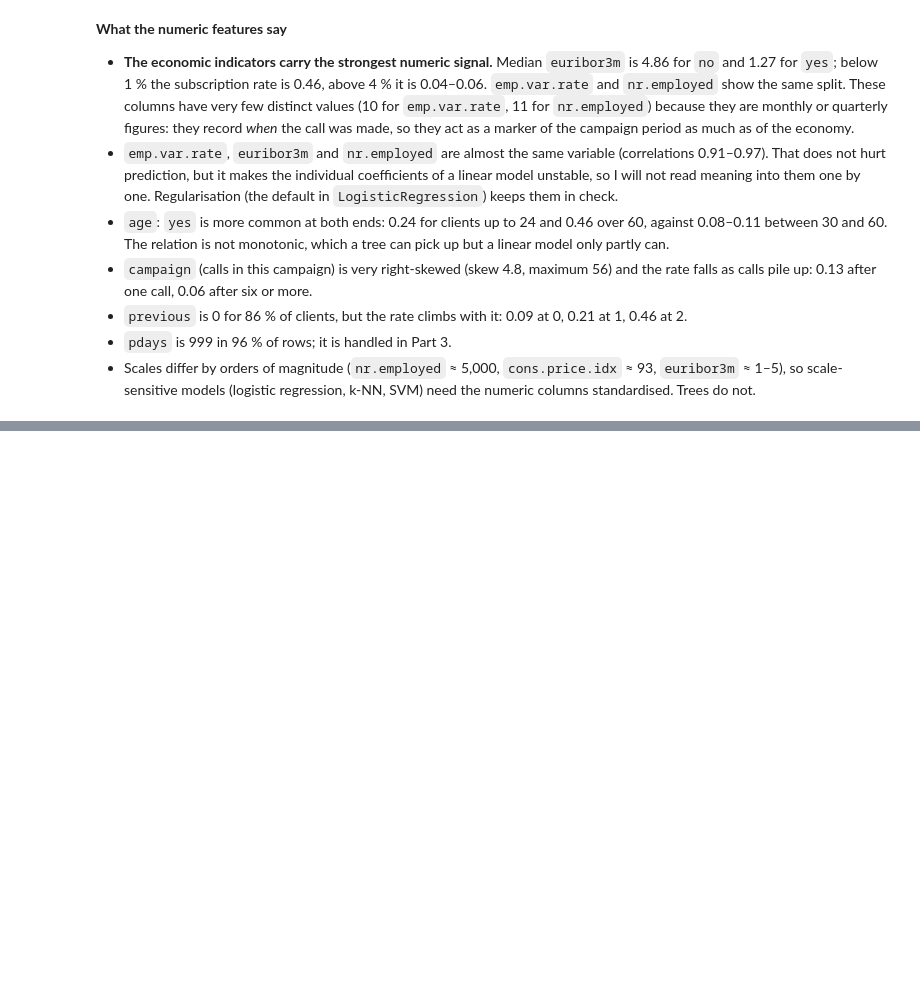
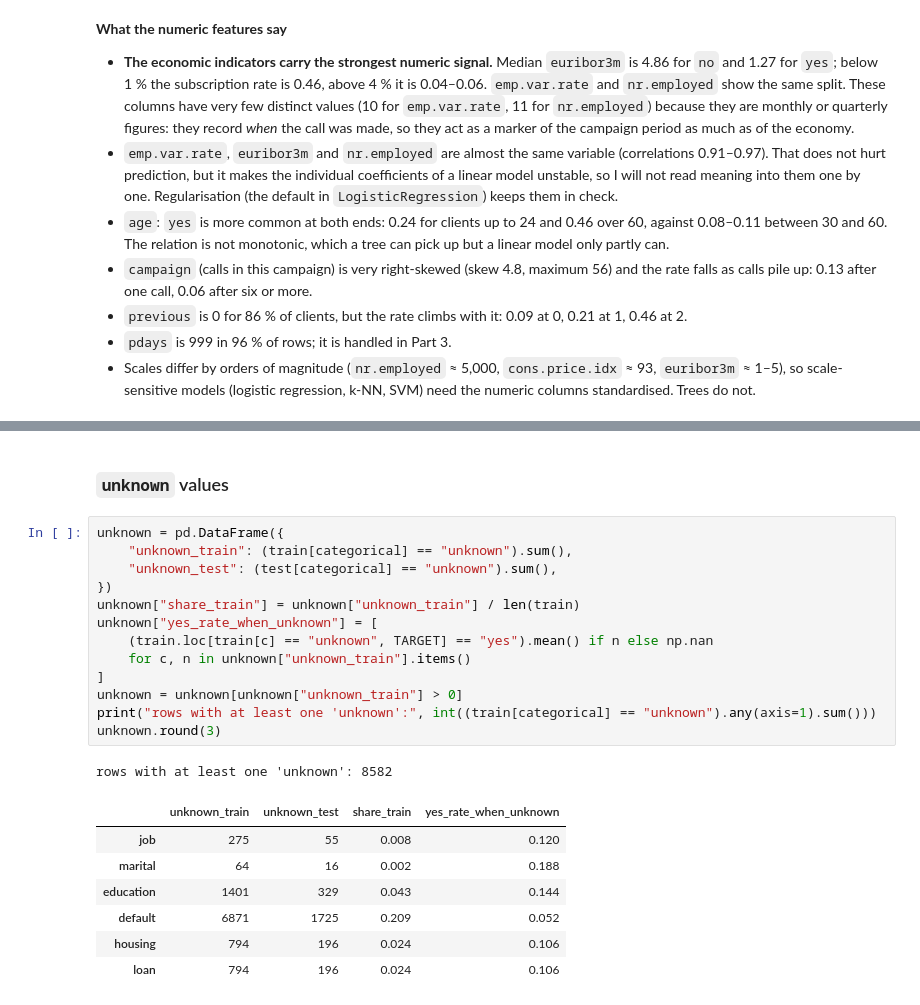
Before and after one commit to abo-code-1/task-03-ML-course, a Jupyter notebook: Imamsidikov_task3.ipynb, the cells around one changed output, grey strips where cells are left out. Saved outputs shown, nothing was run; the diff lists cells and outputs as text; blank space fills up the shorter version.

```diff
--- a/Imamsidikov_task3.ipynb
+++ b/Imamsidikov_task3.ipynb
@@ -266,0 +327,24 @@ plt.show()
+# %% [markdown]
+### `unknown` values
+# %%
+unknown = pd.DataFrame({
+    "unknown_train": (train[categorical] == "unknown").sum(),
+    "unknown_test": (test[categorical] == "unknown").sum(),
+})
+unknown["share_train"] = unknown["unknown_train"] / len(train)
+unknown["yes_rate_when_unknown"] = [
+    (train.loc[train[c] == "unknown", TARGET] == "yes").mean() if n else np.nan
+    for c, n in unknown["unknown_train"].items()
+]
+unknown = unknown[unknown["unknown_train"] > 0]
+print("rows with at least one 'unknown':", int((train[categorical] == "unknown").any(axis=1).sum()))
+unknown.round(3)
+# %% [output]
+rows with at least one 'unknown': 8582
+|  | unknown_train | unknown_test | share_train | yes_rate_when_unknown |
+| job | 275 | 55 | 0.008 | 0.120 |
+| marital | 64 | 16 | 0.002 | 0.188 |
+| education | 1401 | 329 | 0.043 | 0.144 |
+| default | 6871 | 1725 | 0.209 | 0.052 |
+| housing | 794 | 196 | 0.024 | 0.106 |
+| loan | 794 | 196 | 0.024 | 0.106 |
```
Also changed, not shown: parts of 10 cells of this notebook, 1 other file.
